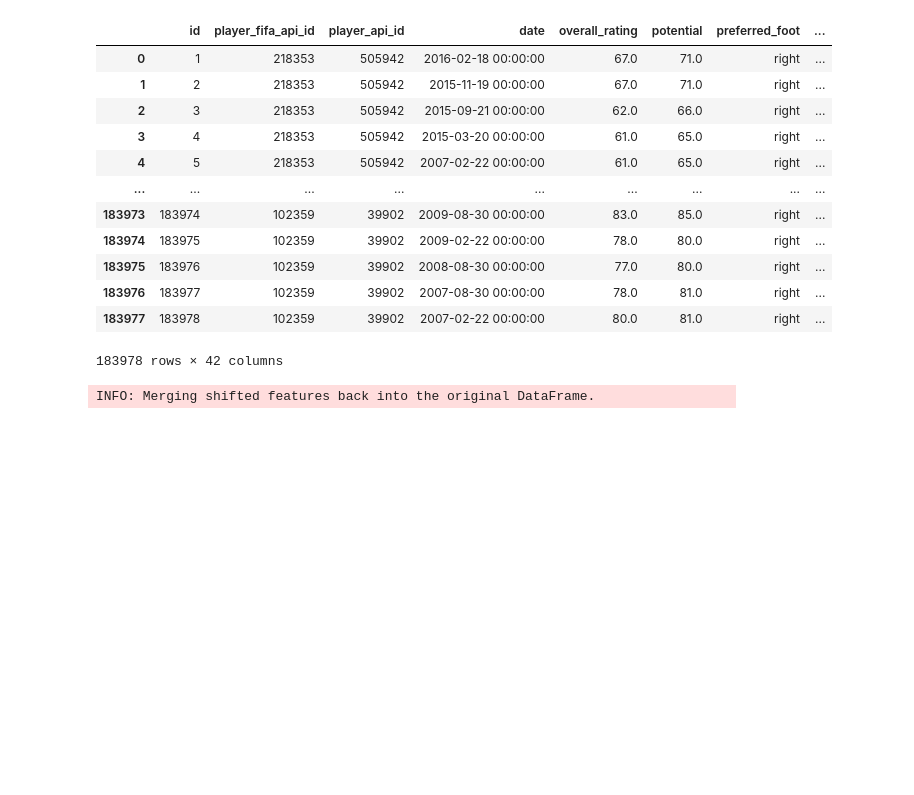
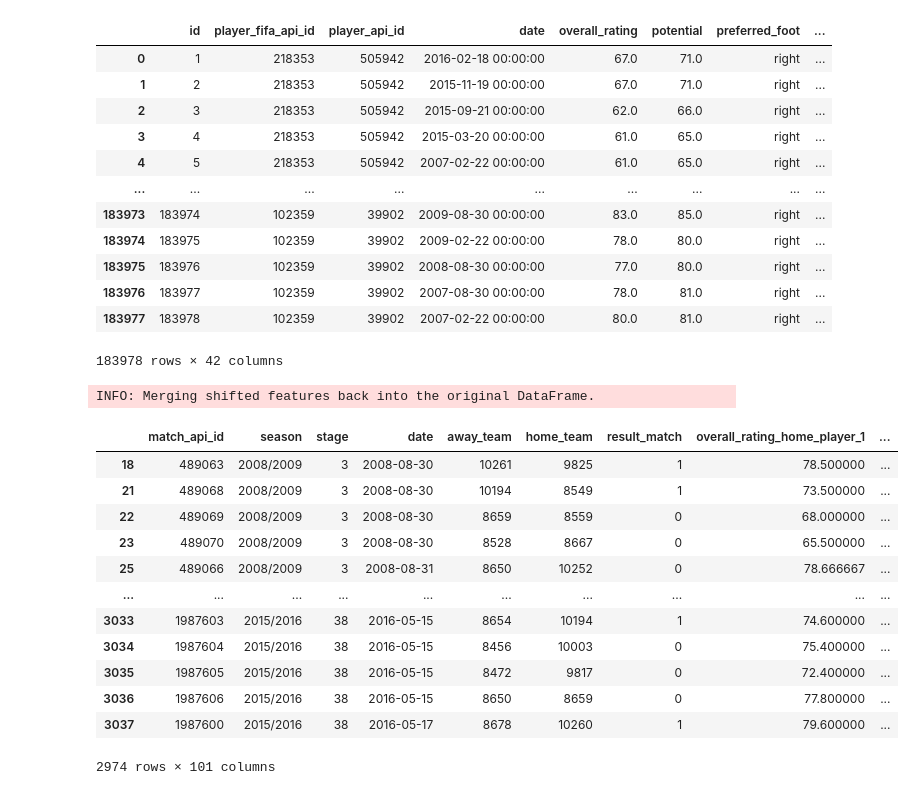
Before and after one commit to kamil0920/football_result_prediction-v2, a Jupyter notebook: src/preprocessing.ipynb, the cells around one changed output. Saved outputs shown, nothing was run; the diff lists cells and outputs as text; code cells hidden in the pictures; blank space fills up the shorter version.

Commit message:
add features to shift data, aggregate row-wise player and team stats

```diff
--- a/src/preprocessing.ipynb
+++ b/src/preprocessing.ipynb
@@ -54,7 +54,12 @@ new_player_stats_df = pd.json_normalize(player_stats_dict_series)
 
 df = pd.merge(raw_df_match_details, new_player_stats_df, how='left', on='match_api_id')
 df.drop(players_cols, axis=1, inplace=True)
-matching_columns = [col for col in df.columns if 'player_rating' in col] + [col for col in df.columns if 'aggression_rating' in col] + [col for col in df.columns if 'strength_rating' in col] + [col for col in df.columns if 'acceleration_rating' in col]
+matching_columns = [col for col in df.columns if 'player_rating' in col] + [col for col in df.columns if
+                                                                            'aggression_rating' in col] + [col for col
+                                                                                                           in df.columns
+                                                                                                           if
+                                                                                                           'strength_rating' in col] + [
+                       col for col in df.columns if 'acceleration_rating' in col]
 df.dropna(subset=matching_columns, inplace=True)
 matching_columns_filtered = [c for c in df.columns if c != "date" and c != "season"]
 # %%
@@ -67,11 +72,11 @@ away_df = preprocessor.select_and_rename_columns('away_')
 
 team_df = preprocessor.concatenate_teams(home_df, away_df)
 
-features_to_shift = ['team_shoton', 'team_possession']
+features_to_shift = ['team_goal', 'team_shoton', 'team_possession']
 team_df_shifted = preprocessor.shift_features(features_to_shift)
 
 df_final = preprocessor.merge_shifted_features(team_df_shifted)
 # %% [output]
 INFO: Merging shifted features back into the original DataFrame.
 # %%
-df_=df.copy()
+df_ = df_final.copy()
@@ -77,0 +85,16 @@ df_=df.copy()
+# %%
+df_
+# %% [output]
+|  | match_api_id | season | stage | date | away_team | home_team | result_match | overall_rating_home_player_1 | ... |
+| 18 | 489063 | 2008/2009 | 3 | 2008-08-30 | 10261 | 9825 | 1 | 78.500000 | ... |
+| 21 | 489068 | 2008/2009 | 3 | 2008-08-30 | 10194 | 8549 | 1 | 73.500000 | ... |
+| 22 | 489069 | 2008/2009 | 3 | 2008-08-30 | 8659 | 8559 | 0 | 68.000000 | ... |
+| 23 | 489070 | 2008/2009 | 3 | 2008-08-30 | 8528 | 8667 | 0 | 65.500000 | ... |
+| 25 | 489066 | 2008/2009 | 3 | 2008-08-31 | 8650 | 10252 | 0 | 78.666667 | ... |
+| ... | ... | ... | ... | ... | ... | ... | ... | ... | ... |
+| 3033 | 1987603 | 2015/2016 | 38 | 2016-05-15 | 8654 | 10194 | 1 | 74.600000 | ... |
+| 3034 | 1987604 | 2015/2016 | 38 | 2016-05-15 | 8456 | 10003 | 0 | 75.400000 | ... |
+| 3035 | 1987605 | 2015/2016 | 38 | 2016-05-15 | 8472 | 9817 | 0 | 72.400000 | ... |
+| 3036 | 1987606 | 2015/2016 | 38 | 2016-05-15 | 8650 | 8659 | 0 | 77.800000 | ... |
+| 3037 | 1987600 | 2015/2016 | 38 | 2016-05-17 | 8678 | 10260 | 1 | 79.600000 | ... |
+2974 rows × 101 columns
```
Also changed, not shown: parts of 6 cells of this notebook, 2 other files.
